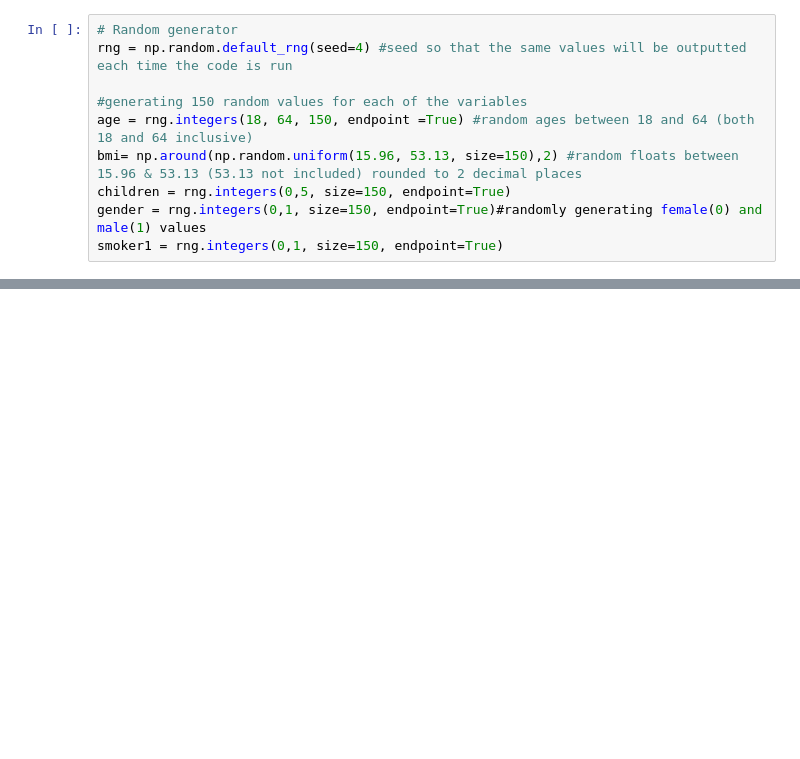
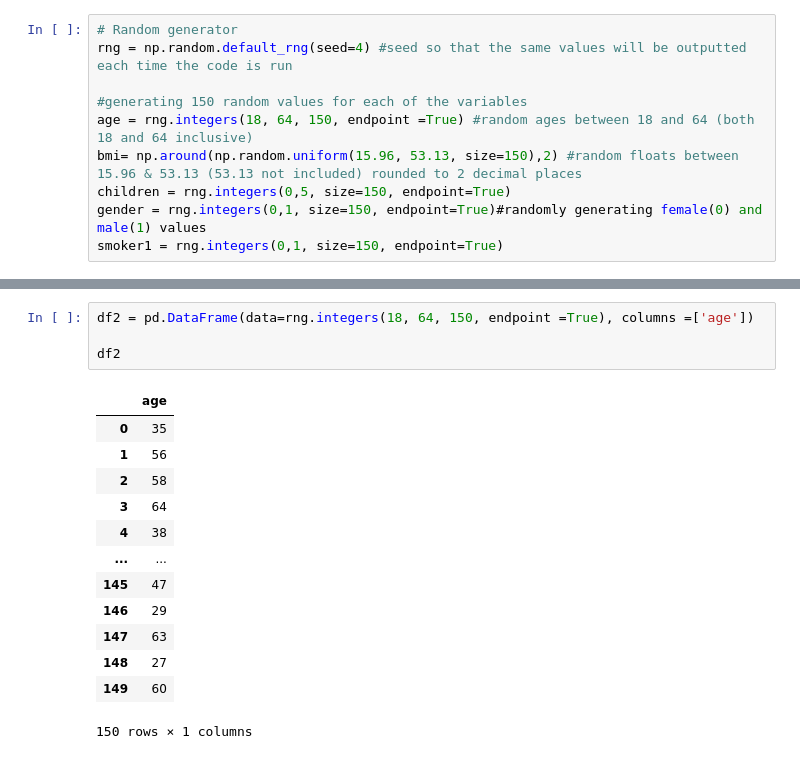
Before and after one commit to OCorry/Programming-for-Data-Analysis-Assessment-2022, a Jupyter notebook: Programming for Data Analysis Project 2022.ipynb, the cells around one changed output, grey strips where cells are left out. Saved outputs shown, nothing was run; the diff lists cells and outputs as text; blank space fills up the shorter version.

```diff
--- a/Programming for Data Analysis Project 2022.ipynb
+++ b/Programming for Data Analysis Project 2022.ipynb
@@ -457,3 +470,21 @@ smoker1 = rng.integers(0,1, size=150, endpoint=True)
+# %%
+df2 = pd.DataFrame(data=rng.integers(18, 64, 150, endpoint =True), columns =['age'])
+
+df2
+# %% [output]
+|  | age |
+| 0 | 35 |
+| 1 | 56 |
+| 2 | 58 |
+| 3 | 64 |
+| 4 | 38 |
+| ... | ... |
+| 145 | 47 |
+| 146 | 29 |
+| 147 | 63 |
+| 148 | 27 |
+| 149 | 60 |
+150 rows × 1 columns
 # %% [markdown]
 ## References
 ***
```
Also changed, not shown: parts of 4 cells of this notebook.
